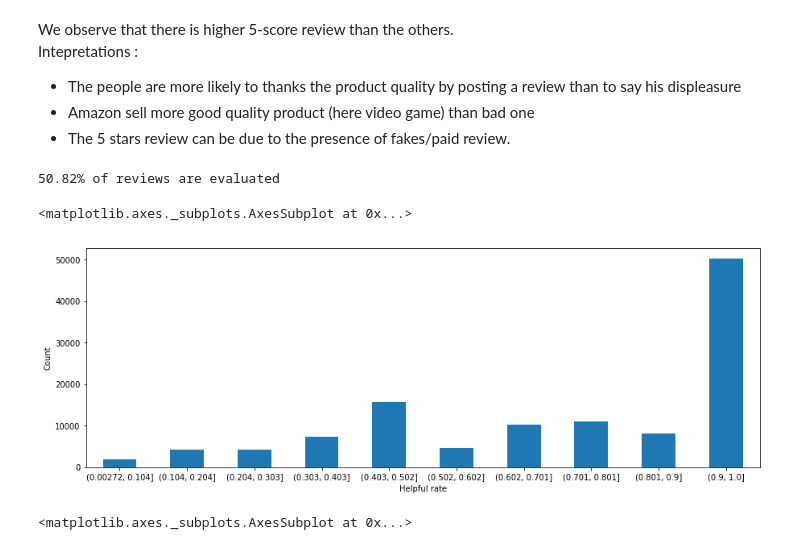
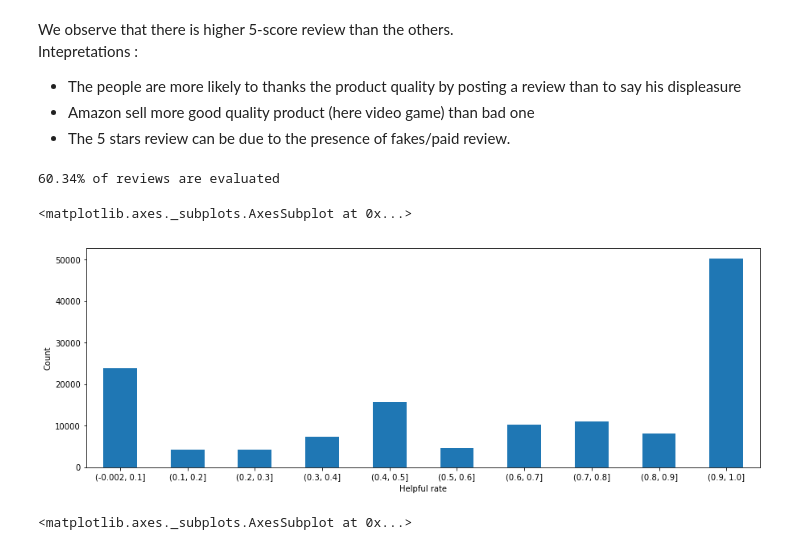
Before and after one commit to adamazon/adamazon-code, a Jupyter notebook: Project.ipynb, the cells around one changed output. Saved outputs shown, nothing was run; the diff lists cells and outputs as text; code cells hidden in the pictures.

```diff
--- a/Project.ipynb
+++ b/Project.ipynb
@@ -50,7 +50,7 @@ def helpful_rate(row):
     total_evaluations = row.helpful[1]
 
     if total_evaluations == 0:
-        return 0
+        return -1
 
     return was_helpful/total_evaluations
 
@@ -86,17 +120,17 @@ Intepretations :
 - The 5 stars review can be due to the presence of fakes/paid review.
 # %%
 # We get all the "helpfulness rates" (removing the unrated comments)
-helpfulRates = video_games[video_games.helpfulRate > 0].helpfulRate
+helpfulRates = video_games[video_games.helpfulRate >= 0].helpfulRate
 
 print(str(round(len(helpfulRates) * 100 / len(video_games.helpfulRate), 2)) + '% of reviews are evaluated')
 
 plt.xlabel('Helpful rate')
 plt.ylabel('Count')
 helpfulRates.value_counts(ascending=True, bins=10).sort_index().plot(kind='bar', rot=0, figsize=(15, 5))
 # %% [output]
-50.82% of reviews are evaluated
+60.34% of reviews are evaluated
 <matplotlib.axes._subplots.AxesSubplot at 0x...>
-[figure, old version]
+[figure, new version]
 # %%
 count_evaluations = video_games.groupby('reviewerID').count().sort_values('helpful', ascending=False).helpful
 
```
Also changed, not shown: parts of 14 cells of this notebook.
